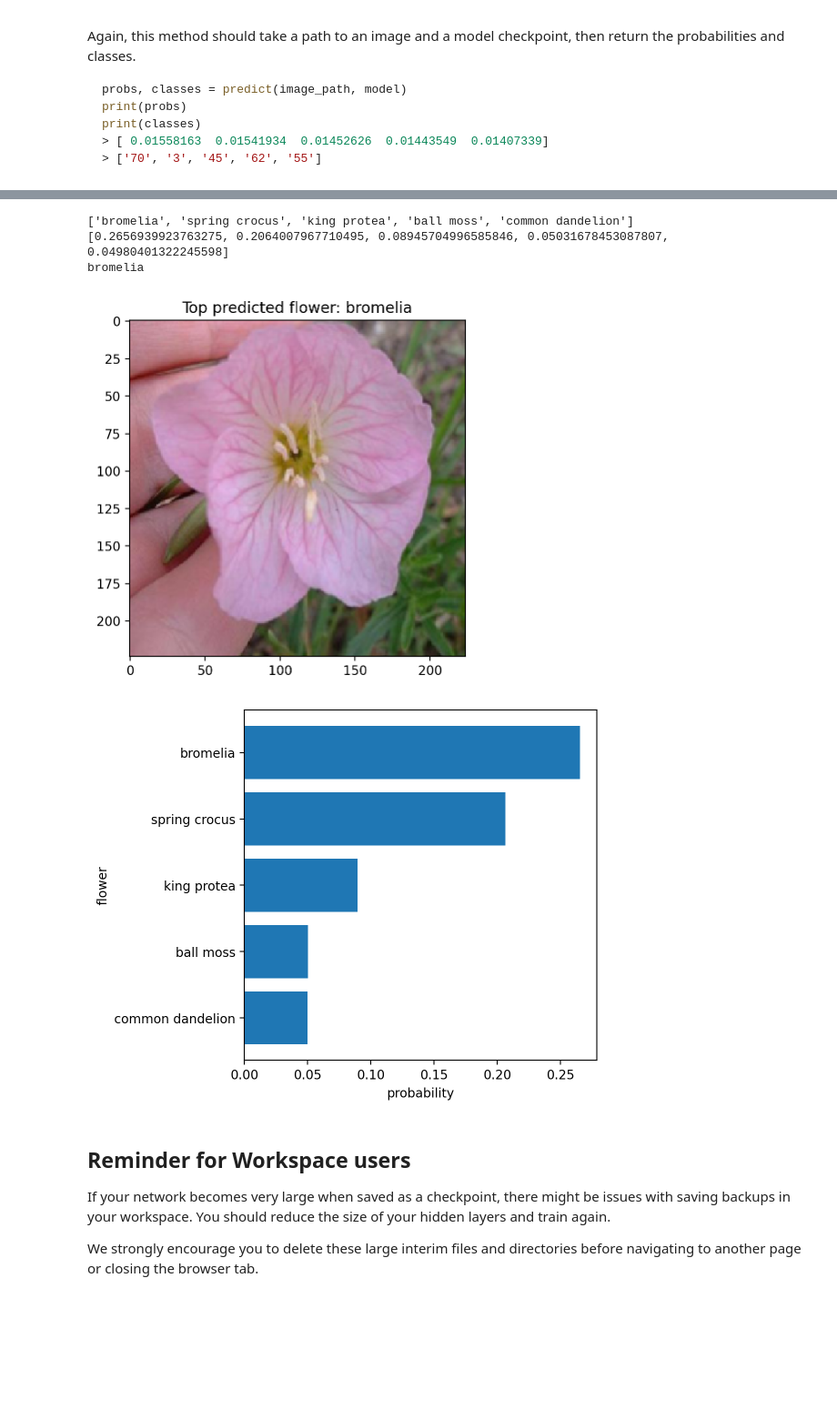
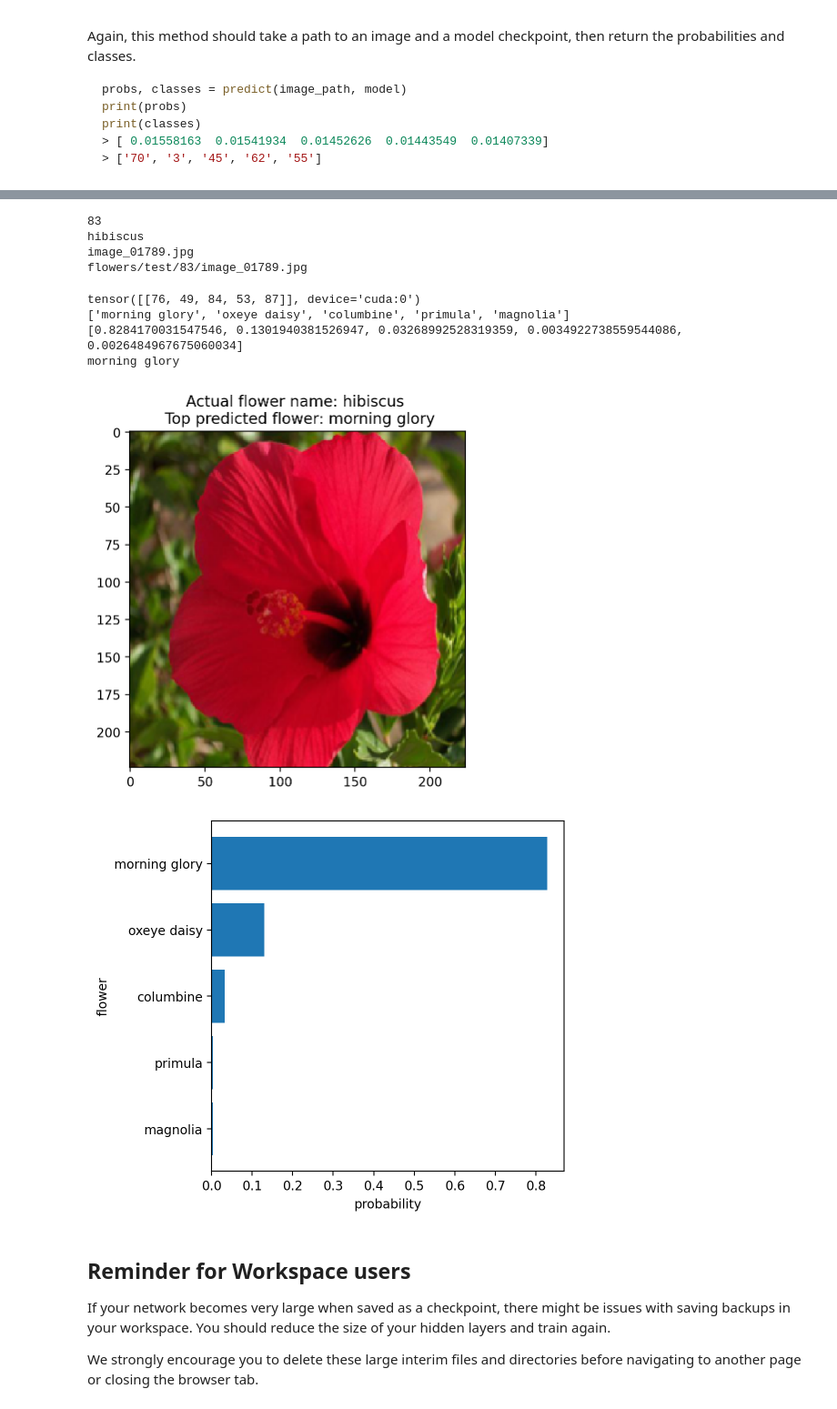
Before and after one commit to diggooddodg/Create-image-classifier-Udacity, a Jupyter notebook: Image Classifier Project.ipynb, the cells around one changed output, grey strips where cells are left out. Shown: that part at 91% size. Drawn from its saved outputs; the diff is of its cells as text; code cells hidden in the pictures; blank space fills up the shorter version.

```diff
--- a/Image Classifier Project.ipynb
+++ b/Image Classifier Project.ipynb
@@ -344,6 +346,6 @@ with torch.no_grad():
         accuracy += torch.mean(equality.type(torch.FloatTensor))
 
         print(f"Test batch: {testing_steps}/{len(testloader)} ",
-              f"Test loss: {test_loss/len(testloader):.3f} ", #divide by number of test batches to see average test loss
-              f"Test accuracy: {accuracy/len(testloader):.3f}") #divide by number of test batches to see average test accuracy
+              f"Test loss: {test_loss/testing_steps:.3f} ", #divide by number of test batches to see average test loss
+              f"Test accuracy: {accuracy/testing_steps:.3f}") #divide by number of test batches to see average test accuracy
 # %% [output]
@@ -612,6 +613,9 @@ def predict(image_path, model, topk=5):
     '''
     #convert image to numpy array and normalise
     image = process_image(image_path)
+
+    # Use GPU if it's available
+    device = torch.device("cuda" if torch.cuda.is_available() else "cpu")
 
     # Convert the NumPy array to a PyTorch tensor and move to device
     image_tensor = torch.tensor(image)
@@ -654,47 +658,70 @@ Now that you can use a trained model for predictions, check to make sure it make
 <img src='assets/inference_example.png' width=300px>
 
 You can convert from the class integer encoding to actual flower names with the `cat_to_name.json` file (should have been loaded earlier in the notebook). To show a PyTorch tensor as an image, use the `imshow` function defined above.
+# %%
+# Get random image
+# Pick random flower
+random_flower_idx = random.choice(os.listdir(test_dir))
+print(random_flower_idx)
+
+# determine actual flower name from the directory name
+actual_flower_name = cat_to_name[random_flower_idx]
+print(actual_flower_name)
+
+# pick random file from the randmly chosen flower directory
+image_filename = random.choice(os.listdir(test_dir + "/" + random_flower_idx))
+print(image_filename)
+
+#create image path ready for prediction
+image_path = test_dir + "/" + random_flower_idx + "/" + image_filename
+print(image_path)
+# %% [output]
+83
+hibiscus
+image_01789.jpg
+flowers/test/83/image_01789.jpg
 # %%
 #run code to find top probable flower names for an image
-image_path = test_dir +'/1/image_06754.jpg'
 probs, classes = predict(image_path, model)
 flower_names, top_probs = format_results(probs, classes)
+print(classes)
 print (flower_names)
 print (top_probs)
 print (flower_names[0])
 # %% [output]
-['bromelia', 'spring crocus', 'king protea', 'ball moss', 'common dandelion']
-[0.2656939923763275, 0.2064007967710495, 0.08945704996585846, 0.05031678453087807, 0.04980401322245598]
-bromelia
+tensor([[76, 49, 84, 53, 87]], device='cuda:0')
+['morning glory', 'oxeye daisy', 'columbine', 'primula', 'magnolia']
+[0.8284170031547546, 0.1301940381526947, 0.03268992528319359, 0.0034922738559544086, 0.0026484967675060034]
+morning glory
 # %%
 #display the image
 processed_image = process_image(image_path)
 imshow(processed_image)
-plt.title(f"Top predicted flower: {flower_names[0]}")
+plt.title(f"Actual flower name: {actual_flower_name} \n Top predicted flower: {flower_names[0]}")
 
 #display graph of top 5 probable names
 # define x and y values
 x = flower_names
 y = top_probs
 
 # Set graph size
 plt.figure(figsize=(5, 5))
 
 #create horizontal bar graph
 plt.barh(x, y)
 
 # Label the axes
 plt.ylabel('flower')
 plt.xlabel('probability')
 
 #show top prediction at top
 plt.gca().invert_yaxis()
 
 # Dsiplay the plot
 plt.show()
 # %% [output]
-[figure, old version]
+[figure, new version]
-[figure, old version]
+[figure, new version]
 # %% [markdown]
 ## Reminder for Workspace users
 If your network becomes very large when saved as a checkpoint, there might be issues with saving backups in your workspace. You should reduce the size of your hidden layers and train again.
```
Also changed, not shown: parts of 6 cells of this notebook.
